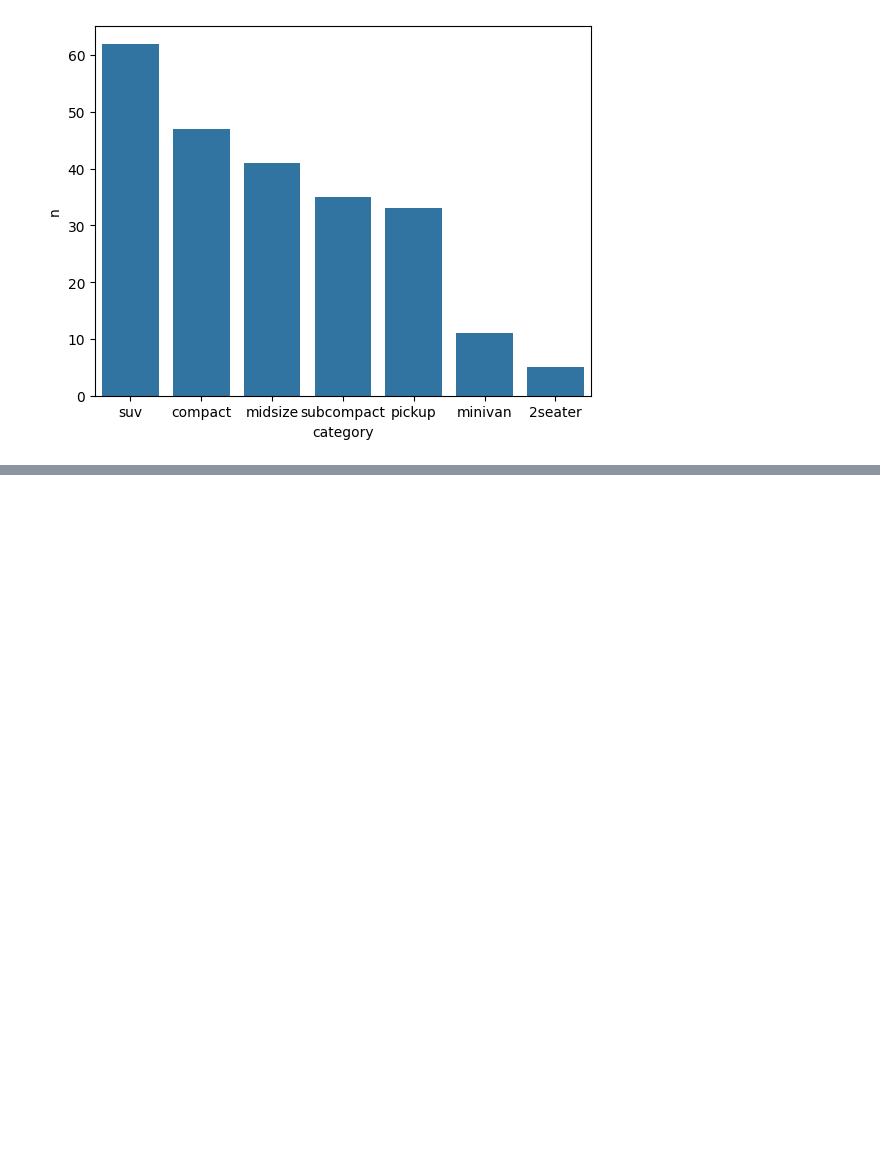
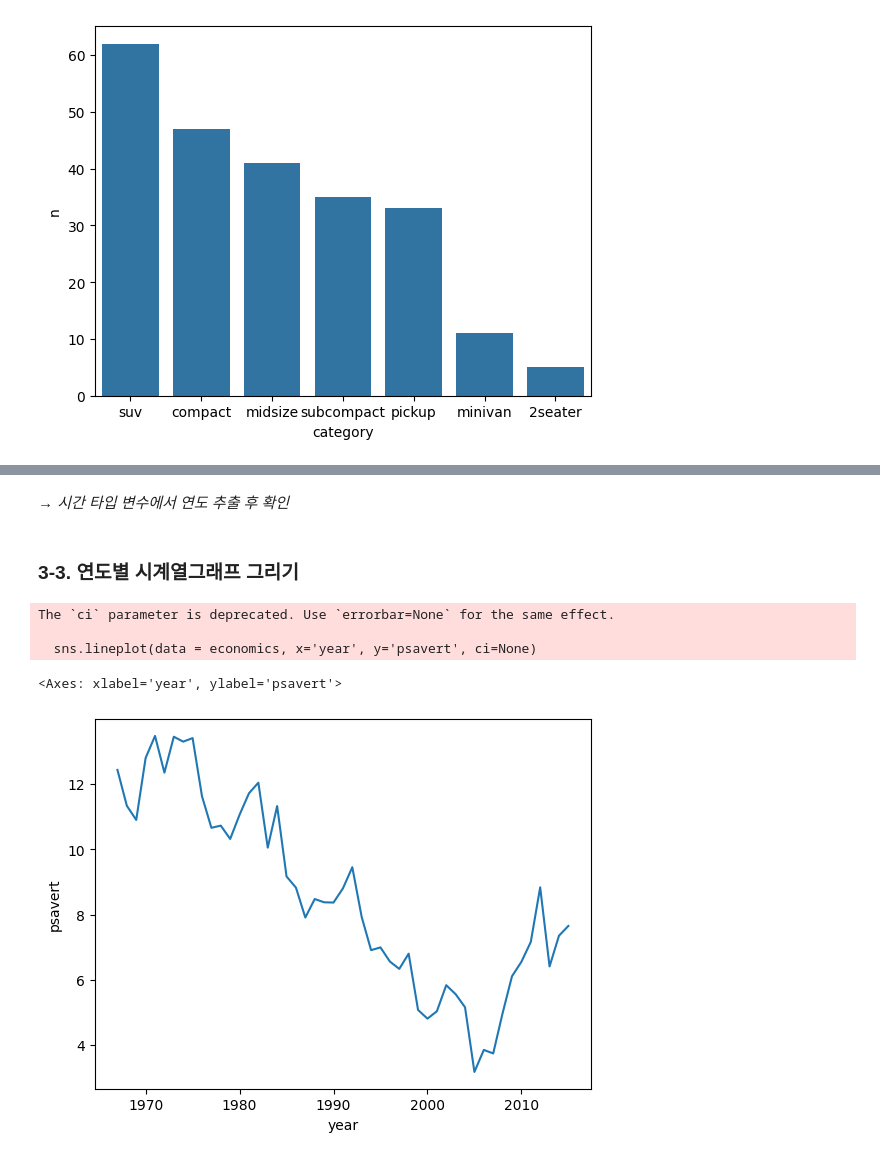
Before and after one commit to Likelion-at-SMWU-13th/KimMinSeo, a Jupyter notebook: part2-1/hw2-1.ipynb, the cells around one changed output, grey strips where cells are left out. Saved outputs shown, nothing was run; the diff lists cells and outputs as text; code cells hidden in the pictures; blank space fills up the shorter version.

```diff
--- a/part2-1/hw2-1.ipynb
+++ b/part2-1/hw2-1.ipynb
@@ -131,0 +126,3 @@ sns.barplot(data = df_category, x='category', y='n')
+# %%
+economics = pd.read_csv('economics.csv')
+economics
@@ -131,0 +145,3 @@ sns.barplot(data = df_category, x='category', y='n')
+# %%
+economics['date2'] = pd.to_datetime(economics['date'])
+economics.info()
@@ -131,0 +165,3 @@ sns.barplot(data = df_category, x='category', y='n')
+# %%
+economics['year'] = economics['date2'].dt.year
+economics.head()
@@ -131,0 +175,12 @@ sns.barplot(data = df_category, x='category', y='n')
+# %% [markdown]
+*→ 시간 타입 변수에서 연도 추출 후 확인*
+# %% [markdown]
+### 3-3. 연도별 시계열그래프 그리기 ###
+# %%
+sns.lineplot(data = economics, x='year', y='psavert', ci=None)
+# %% [output]
+The `ci` parameter is deprecated. Use `errorbar=None` for the same effect.
+
+  sns.lineplot(data = economics, x='year', y='psavert', ci=None)
+<Axes: xlabel='year', ylabel='psavert'>
+[figure, added]
```
Also changed, not shown: parts of 19 cells of this notebook.
